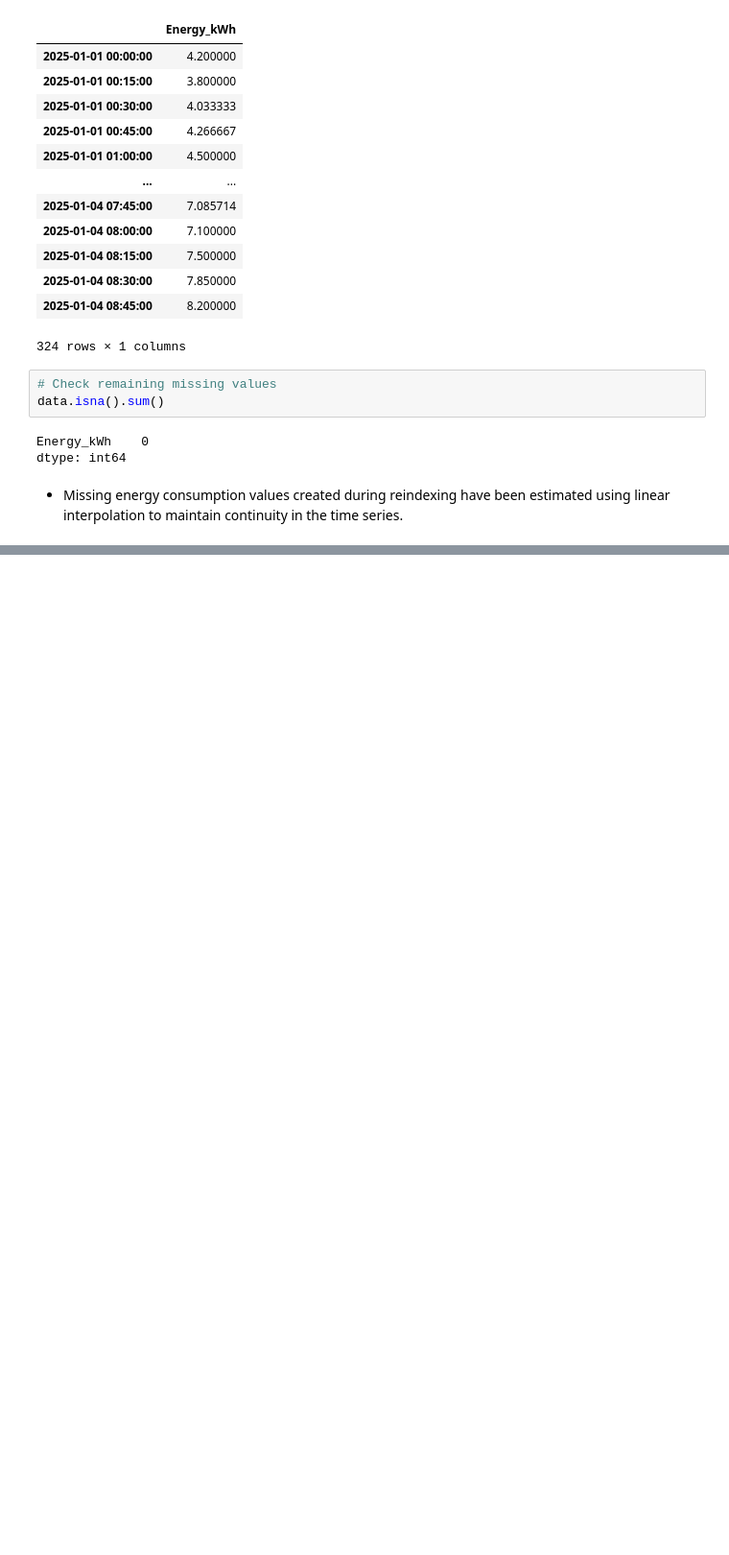
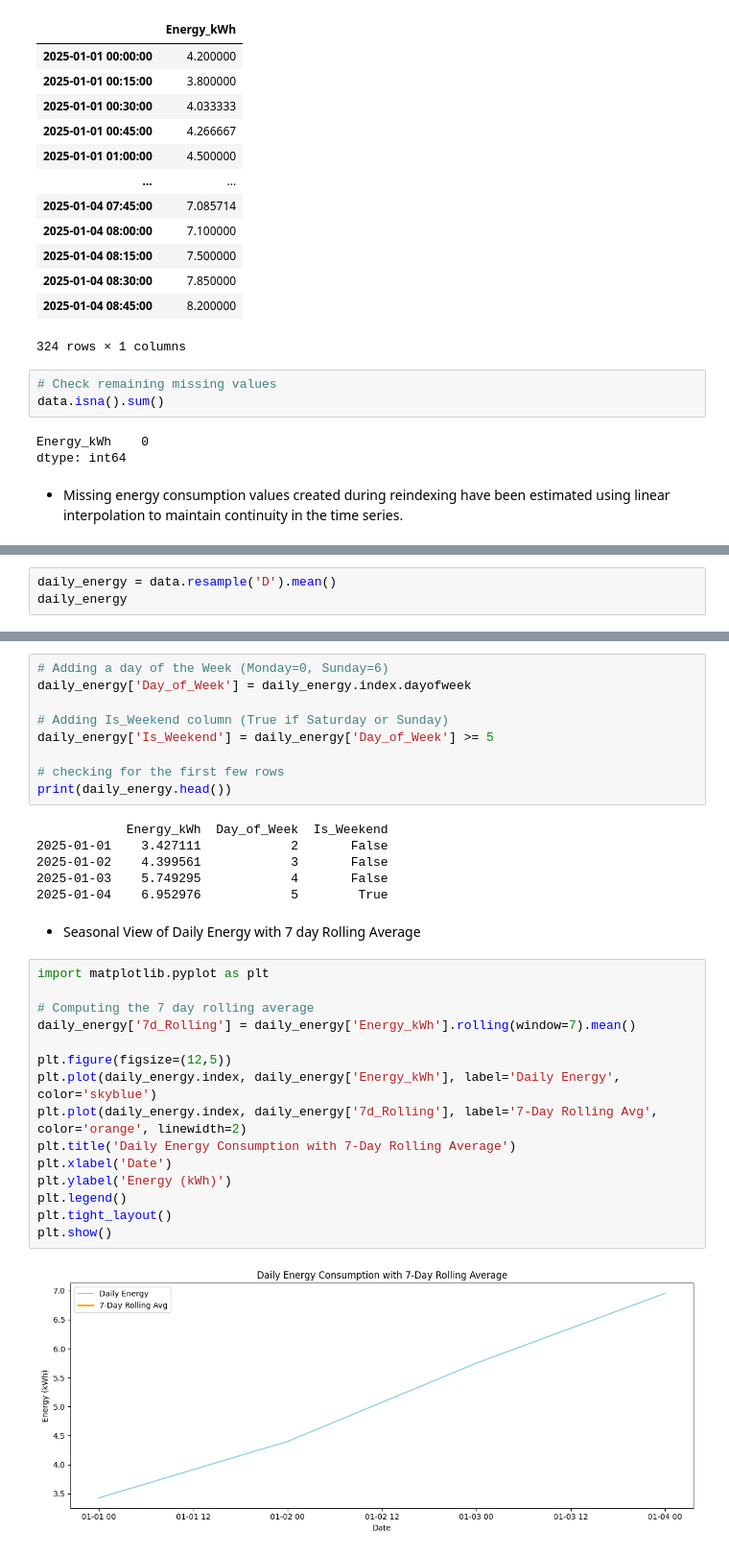
Before and after one commit to Agumekenneth/Time-series-, a Jupyter notebook: week 3/Assignment_one.ipynb, the cells around one changed output, grey strips where cells are left out. Shown at 96% size. Saved outputs shown, nothing was run; the diff lists cells and outputs as text; blank space fills up the shorter version.

```diff
--- a/week 3/Assignment_one.ipynb
+++ b/week 3/Assignment_one.ipynb
@@ -187,0 +190,3 @@ dtype: int64
+# %%
+daily_energy = data.resample('D').mean()
+daily_energy
@@ -187,0 +199,34 @@ dtype: int64
+# %%
+# Adding a day of the Week (Monday=0, Sunday=6)
+daily_energy['Day_of_Week'] = daily_energy.index.dayofweek
+
+# Adding Is_Weekend column (True if Saturday or Sunday)
+daily_energy['Is_Weekend'] = daily_energy['Day_of_Week'] >= 5
+
+# checking for the first few rows
+print(daily_energy.head())
+# %% [output]
+            Energy_kWh  Day_of_Week  Is_Weekend
+2025-01-01    3.427111            2       False
+2025-01-02    4.399561            3       False
+2025-01-03    5.749295            4       False
+2025-01-04    6.952976            5        True
+# %% [markdown]
+- Seasonal View of Daily Energy with 7 day Rolling Average
+# %%
+import matplotlib.pyplot as plt
+
+# Computing the 7 day rolling average
+daily_energy['7d_Rolling'] = daily_energy['Energy_kWh'].rolling(window=7).mean()
+
+plt.figure(figsize=(12,5))
+plt.plot(daily_energy.index, daily_energy['Energy_kWh'], label='Daily Energy', color='skyblue')
+plt.plot(daily_energy.index, daily_energy['7d_Rolling'], label='7-Day Rolling Avg', color='orange', linewidth=2)
+plt.title('Daily Energy Consumption with 7-Day Rolling Average')
+plt.xlabel('Date')
+plt.ylabel('Energy (kWh)')
+plt.legend()
+plt.tight_layout()
+plt.show()
+# %% [output]
+[figure, added]
```
Also changed, not shown: parts of 4 cells of this notebook.
